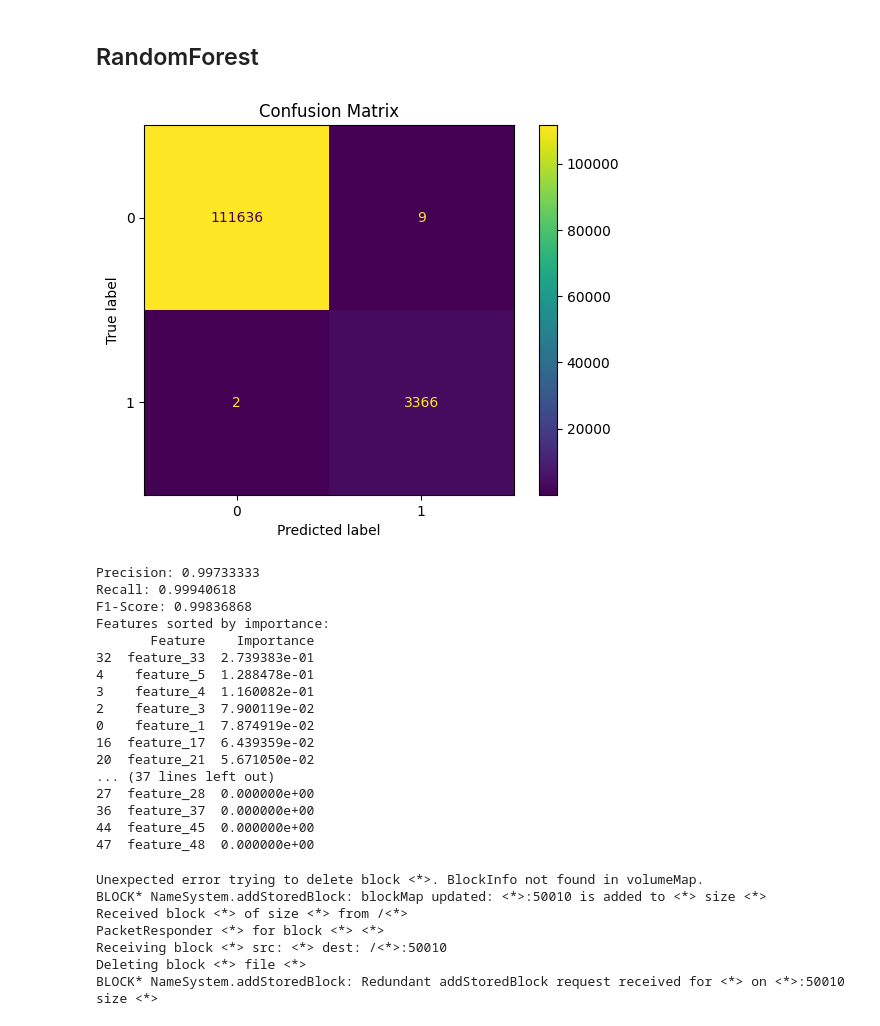
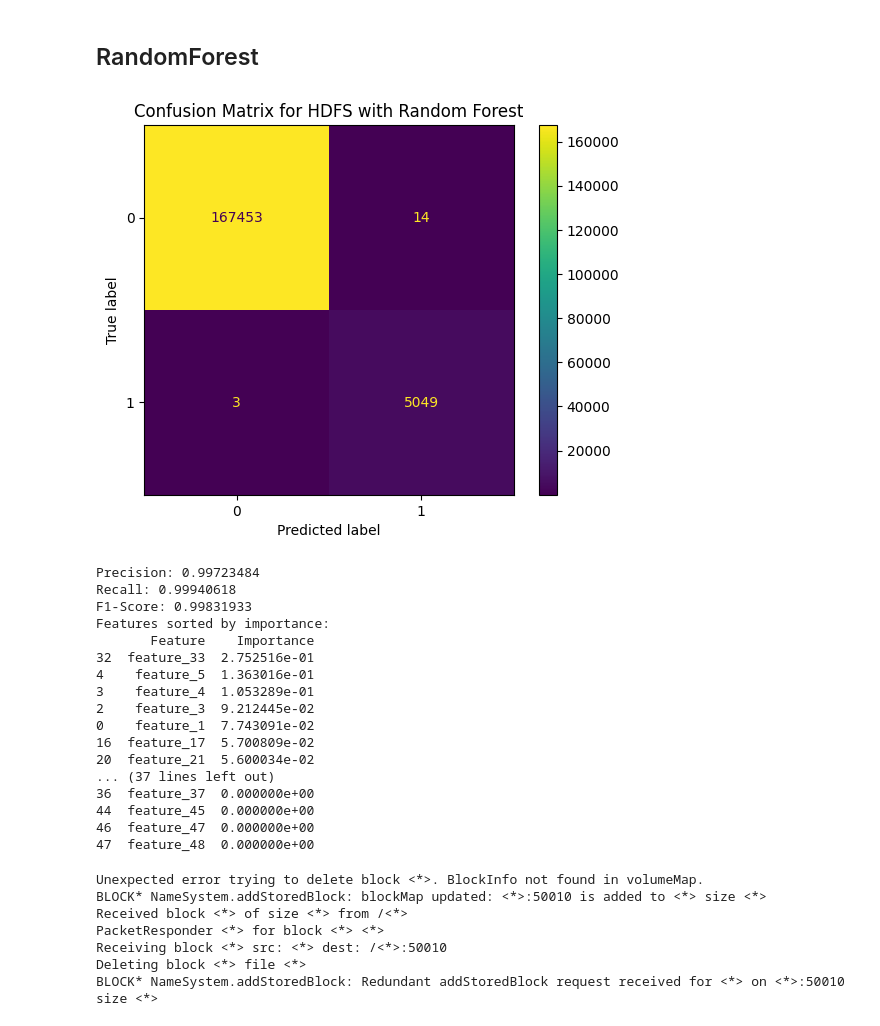
Before and after one commit to Flakon500/Interpretable-Loganomaly-Detection-project, a Jupyter notebook: Codes/models_with_count_vectors.ipynb, the cells around one changed output. Drawn from its saved outputs; the diff is of its cells as text; code cells hidden in the pictures.

```diff
--- a/Codes/models_with_count_vectors.ipynb
+++ b/Codes/models_with_count_vectors.ipynb
@@ -17,2 +17,2 @@ from Data_preparation import train_test_split_for_data
 # %%
-x_train, x_test, y_train, y_test = train_test_split_for_data('../Data/HDFS_v1/Processed_data/processed_labeled_data.csv', 0.2)
+x_train, x_test, y_train, y_test = train_test_split_for_data('../Data/HDFS_v1/Processed_data/processed_labeled_data.csv', 0.3)
@@ -114,49 +124,51 @@ BLOCK* NameSystem.addStoredBlock: Redundant addStoredBlock request received for
 # %%
 model = RandomForestClassifier(random_state=42, n_estimators=100)
 model.fit(x_train, y_train)
 
 # Step 2: Make predictions on the test set
 y_pred = model.predict(x_test)
 
 # Step 3: Print the confusion matrix
 cm = confusion_matrix(y_test, y_pred)
 ConfusionMatrixDisplay(confusion_matrix=cm).plot()
-plt.title("Confusion Matrix")
+plt.title("Confusion Matrix for HDFS with Random Forest")
+plt.savefig('../Figures/EDA/HDFS_randomforest_cm_100tree.png', dpi=300, bbox_inches='tight')  # Save the plot
+
 plt.show()
 
 # Step 4: Print features in descending order of importance
 feature_importances = pd.DataFrame({
     'Feature': x_train.columns,
     'Importance': model.feature_importances_
 })
 feature_importances = feature_importances.sort_values(by='Importance', ascending=False)
 
 precision = (cm[1,1]) / (cm[1,1] + cm[0,1])
 recall = (cm[1,1]) / (cm[1,1] + cm[1,0])
 f_score = 2*precision*recall / (precision+recall)
 print(f"Precision: {precision:.8f}")
 print(f"Recall: {recall:.8f}")
 print(f"F1-Score: {f_score:.8f}")
 print("Features sorted by importance:")
 print(feature_importances)
 # %% [output]
-[figure, old version]
+[figure, new version]
-Precision: 0.99733333
+Precision: 0.99723484
 Recall: 0.99940618
-F1-Score: 0.99836868
+F1-Score: 0.99831933
 Features sorted by importance:
        Feature    Importance
-32  feature_33  2.739383e-01
-4    feature_5  1.288478e-01
-3    feature_4  1.160082e-01
-2    feature_3  7.900119e-02
-0    feature_1  7.874919e-02
-16  feature_17  6.439359e-02
-20  feature_21  5.671050e-02
+32  feature_33  2.752516e-01
+4    feature_5  1.363016e-01
+3    feature_4  1.053289e-01
+2    feature_3  9.212445e-02
+0    feature_1  7.743091e-02
+16  feature_17  5.700809e-02
+20  feature_21  5.600034e-02
 ... (37 lines left out)
-27  feature_28  0.000000e+00
 36  feature_37  0.000000e+00
 44  feature_45  0.000000e+00
+46  feature_47  0.000000e+00
 47  feature_48  0.000000e+00
 # %%
 print(log_templates_df['EventTemplate'].iloc[32])
```
Also changed, not shown: parts of 5 cells of this notebook, 15 other files.
